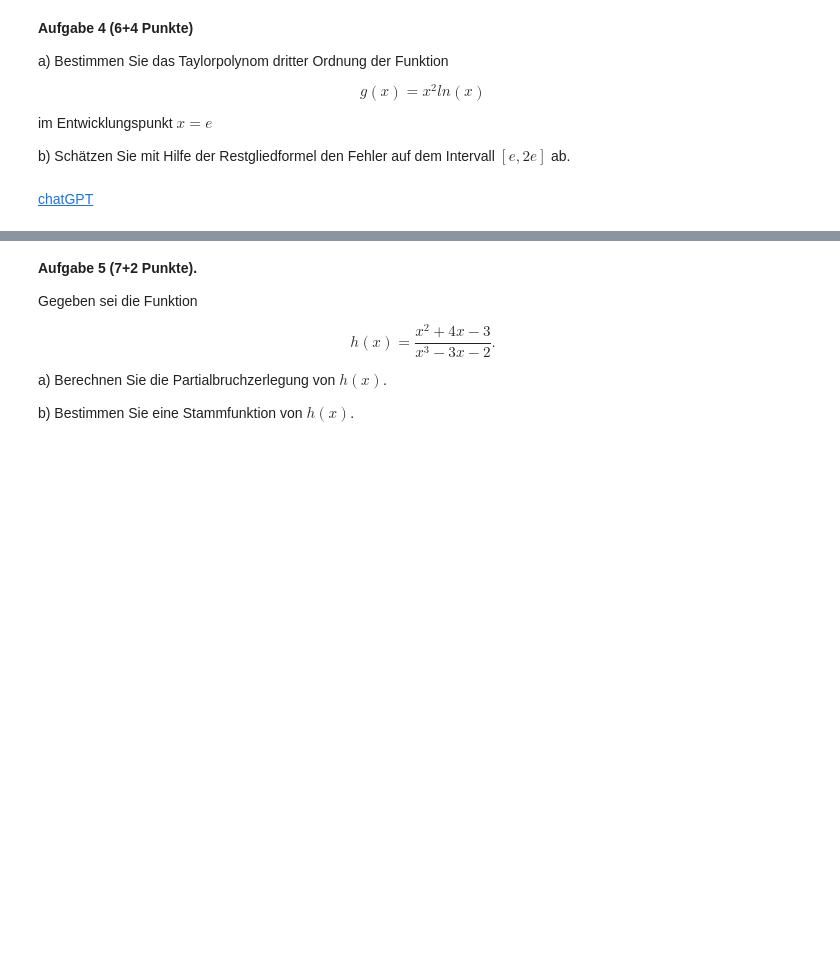
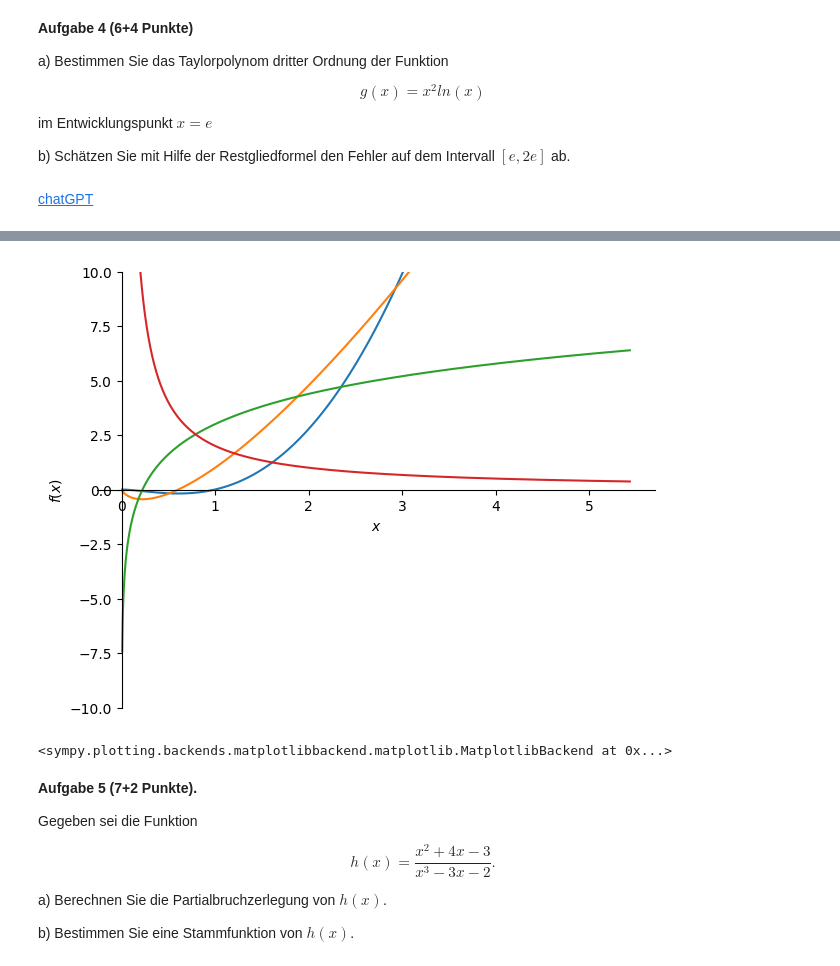
Before and after one commit to ms914/HM_test, a Jupyter notebook: Hoehere_Mathematik_1.ipynb, the cells around one changed output, grey strips where cells are left out. Saved outputs shown, nothing was run; the diff lists cells and outputs as text; code cells hidden in the pictures; blank space fills up the shorter version.

```diff
--- a/Hoehere_Mathematik_1.ipynb
+++ b/Hoehere_Mathematik_1.ipynb
@@ -284,3 +297,14 @@ $\displaystyle \frac{\left(x - e\right)^{3}}{3 e} + \frac{5 \left(x - e\right)^{
+# %%
+from sympy import *
+from sympy import init_printing
+from IPython.display import display, Math
+
+# Für die Ausgabe in LaTeX in Colab
+init_printing()
+plot(f, f_prime, f_dprime, f_ddprime, (x, 0, 2*E), ylim=(-10,10))
+# %% [output]
+[figure, added]
+<sympy.plotting.backends.matplotlibbackend.matplotlib.MatplotlibBackend at 0x...>
 # %% [markdown]
 **Aufgabe 5 (7+2 Punkte).**
 
```
Also changed, not shown: parts of 3 cells of this notebook.
